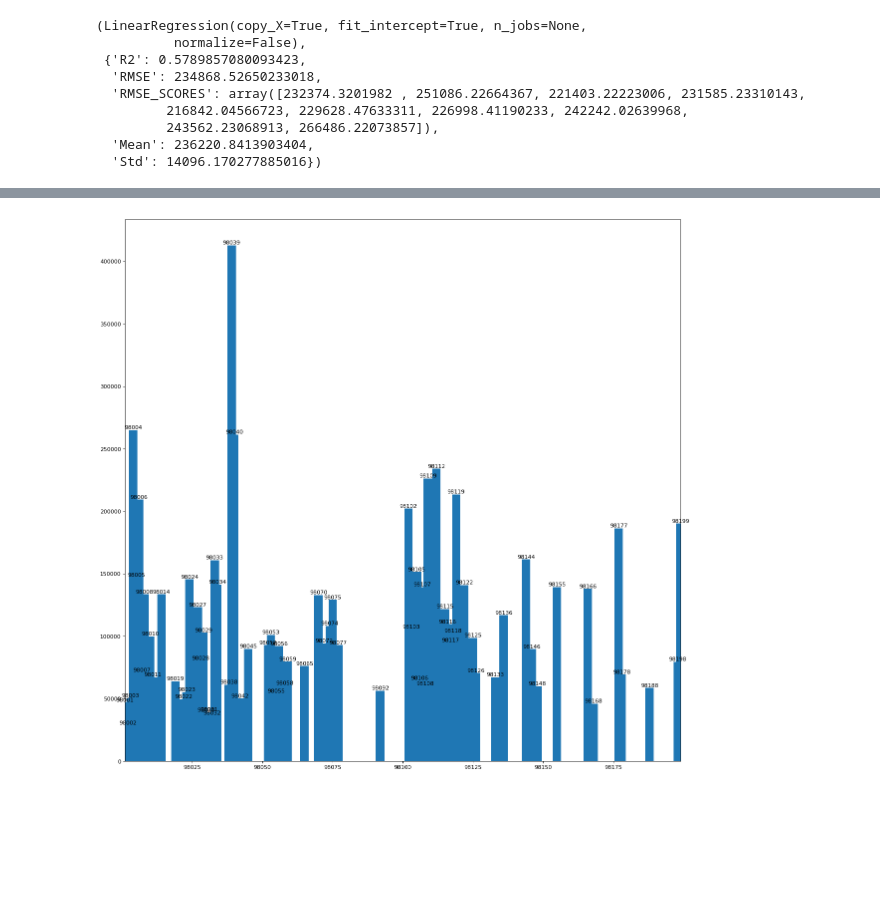
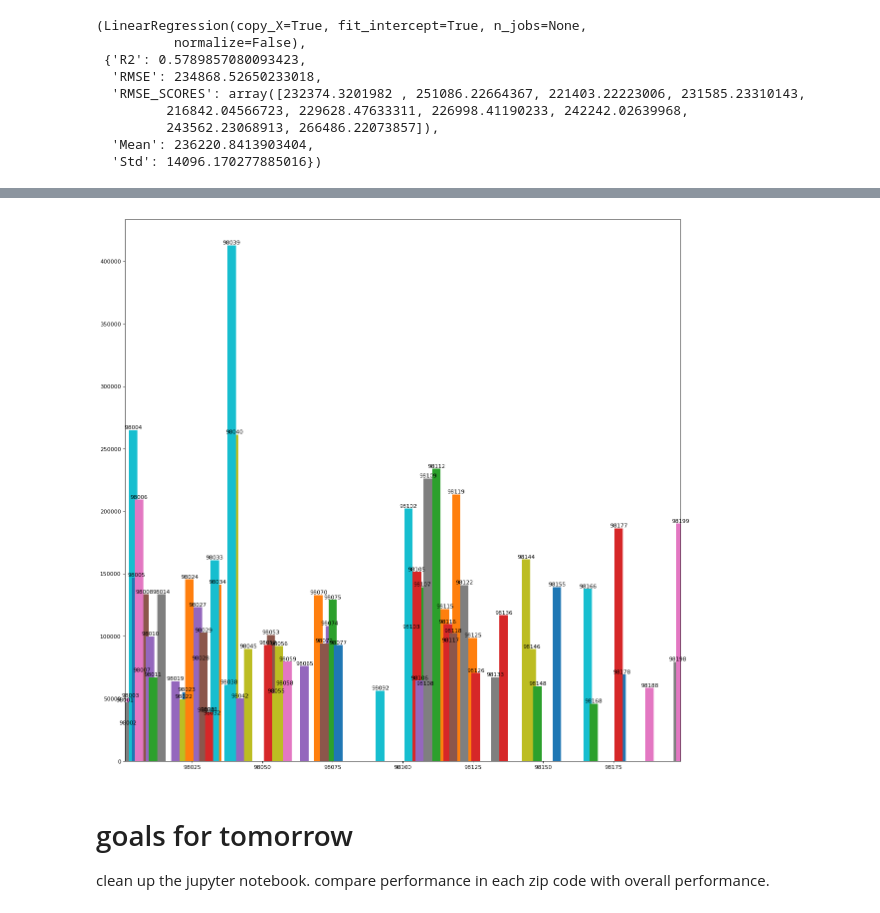
Before and after one commit to AlludedCrabb/Data-Science-Housing-Data-Project, a Jupyter notebook: Jacob_Taeho project.ipynb, the cells around one changed output, grey strips where cells are left out. Drawn from its saved outputs; the diff is of its cells as text; code cells hidden in the pictures; blank space fills up the shorter version.

Commit message:
clean some stuff,run model against individual zipcodes

```diff
--- a/Jacob_Taeho project.ipynb
+++ b/Jacob_Taeho project.ipynb
@@ -524,19 +527,24 @@ array([0. , 0.2, 0.4, 0.6, 0.8])
 # %%
 fig, ax = plt.subplots(figsize=(18, 18), dpi=80)
 
 zipcodes = []
 rmses = []
 for zipcode, mean_rmse in zip_result:
     zipcodes.append(zipcode)
     rmses.append(mean_rmse)
+    ax.bar(zipcode, mean_rmse, width=3)
 
-ax.bar(zipcodes, rmses, width=3)
 ax.set_xbound(lower=98001, upper=df.zipcode.max())
 rects = ax.patches
 
 for rect, label in zip(rects, zipcodes):
     height = rect.get_height()
     ax.text(rect.get_x() + rect.get_width() / 2, height + 5, label,
            ha='center', va='bottom')
 # %% [output]
-[figure, old version]
+[figure, new version]
+# %% [markdown]
+# goals for tomorrow
+
+clean up the jupyter notebook.
+compare performance in each zip code with overall performance.
```
Also changed, not shown: parts of 48 cells of this notebook.
